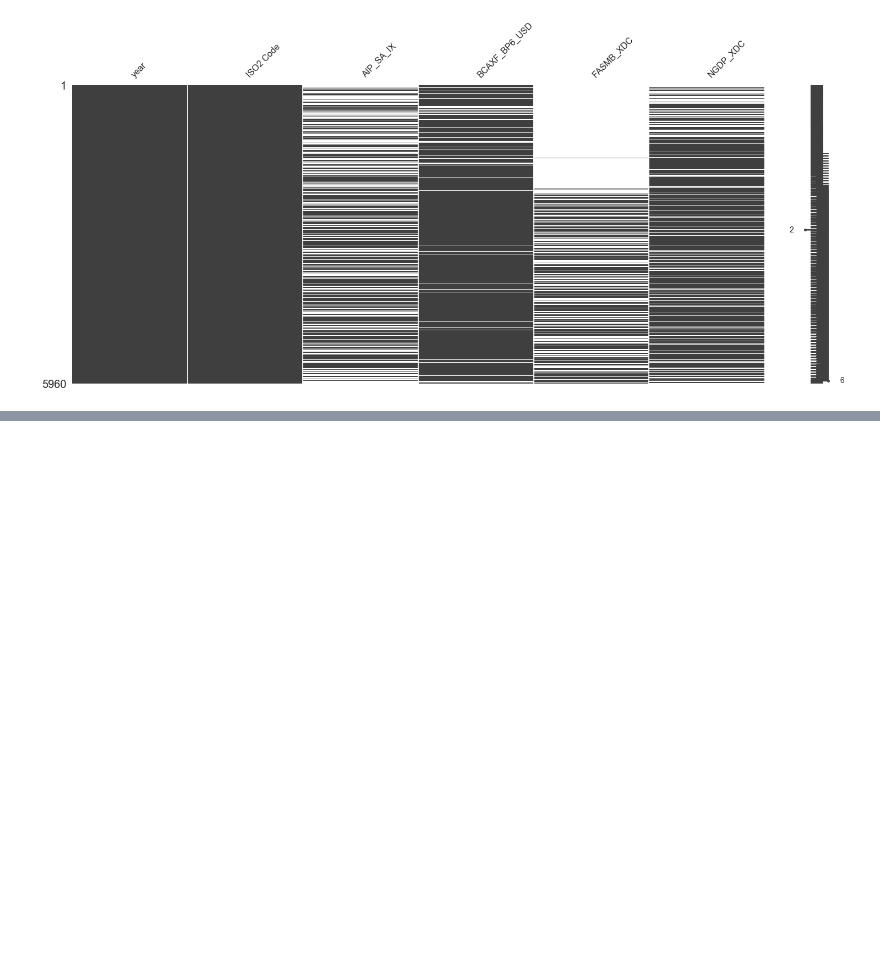
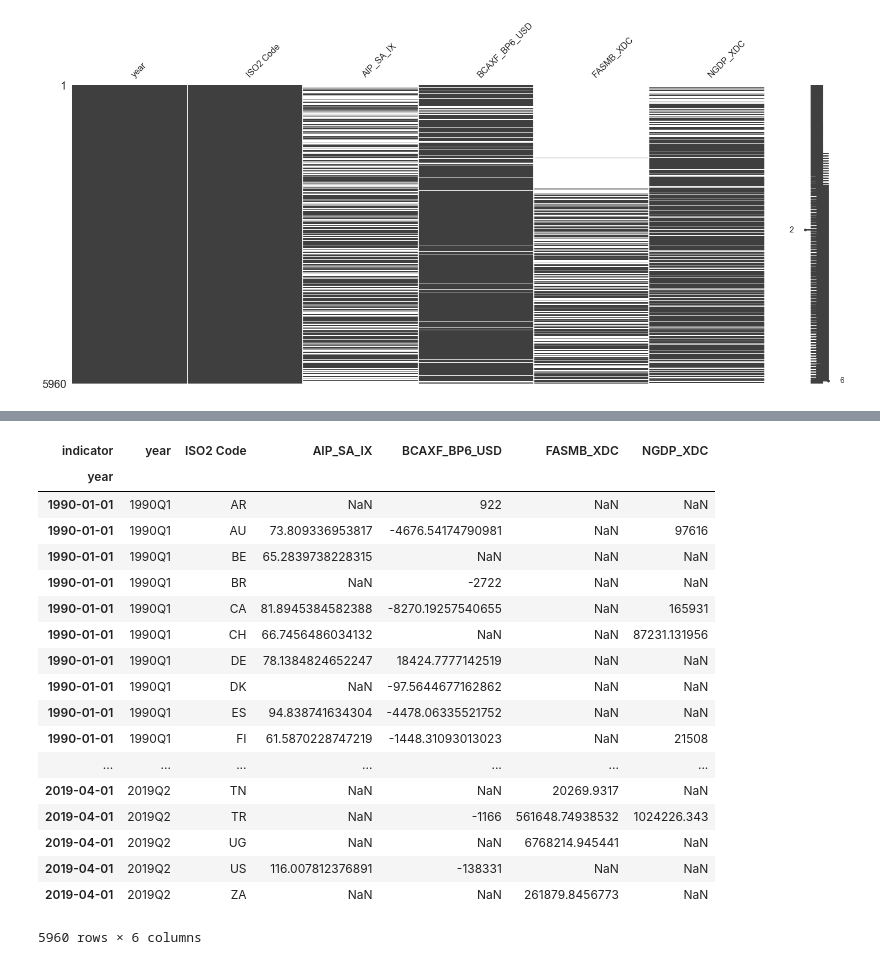
Before and after one commit to Walras-data/countryrisk, a Jupyter notebook: countryrisk4.ipynb, the cells around one changed output, grey strips where cells are left out. Saved outputs shown, nothing was run; the diff lists cells and outputs as text; code cells hidden in the pictures; blank space fills up the shorter version.

```diff
--- a/countryrisk4.ipynb
+++ b/countryrisk4.ipynb
@@ -169,3 +186,28 @@ msno.matrix(stack3)
+# %%
+stackq.index = pd.to_datetime(stackq["year"])
+
+stackq.resample("M")
+stackq
+# %% [output]
+| indicator | year | ISO2 Code | AIP_SA_IX | BCAXF_BP6_USD | FASMB_XDC | NGDP_XDC |
+| year |  |  |  |  |  |  |
+| 1990-01-01 | 1990Q1 | AR | NaN | 922 | NaN | NaN |
+| 1990-01-01 | 1990Q1 | AU | 73.809336953817 | -4676.54174790981 | NaN | 97616 |
+| 1990-01-01 | 1990Q1 | BE | 65.2839738228315 | NaN | NaN | NaN |
+| 1990-01-01 | 1990Q1 | BR | NaN | -2722 | NaN | NaN |
+| 1990-01-01 | 1990Q1 | CA | 81.8945384582388 | -8270.19257540655 | NaN | 165931 |
+| 1990-01-01 | 1990Q1 | CH | 66.7456486034132 | NaN | NaN | 87231.131956 |
+| 1990-01-01 | 1990Q1 | DE | 78.1384824652247 | 18424.7777142519 | NaN | NaN |
+| 1990-01-01 | 1990Q1 | DK | NaN | -97.5644677162862 | NaN | NaN |
+| 1990-01-01 | 1990Q1 | ES | 94.838741634304 | -4478.06335521752 | NaN | NaN |
+| 1990-01-01 | 1990Q1 | FI | 61.5870228747219 | -1448.31093013023 | NaN | 21508 |
+| ... | ... | ... | ... | ... | ... | ... |
+| 2019-04-01 | 2019Q2 | TN | NaN | NaN | 20269.9317 | NaN |
+| 2019-04-01 | 2019Q2 | TR | NaN | -1166 | 561648.74938532 | 1024226.343 |
+| 2019-04-01 | 2019Q2 | UG | NaN | NaN | 6768214.945441 | NaN |
+| 2019-04-01 | 2019Q2 | US | 116.007812376891 | -138331 | NaN | NaN |
+| 2019-04-01 | 2019Q2 | ZA | NaN | NaN | 261879.8456773 | NaN |
+5960 rows × 6 columns
 # %%
 ### Merging IMF and WB database
 full_data = selected_worldbank_data.join(stack, how = "left")
```
Also changed, not shown: parts of 9 cells of this notebook, 1 other file.
